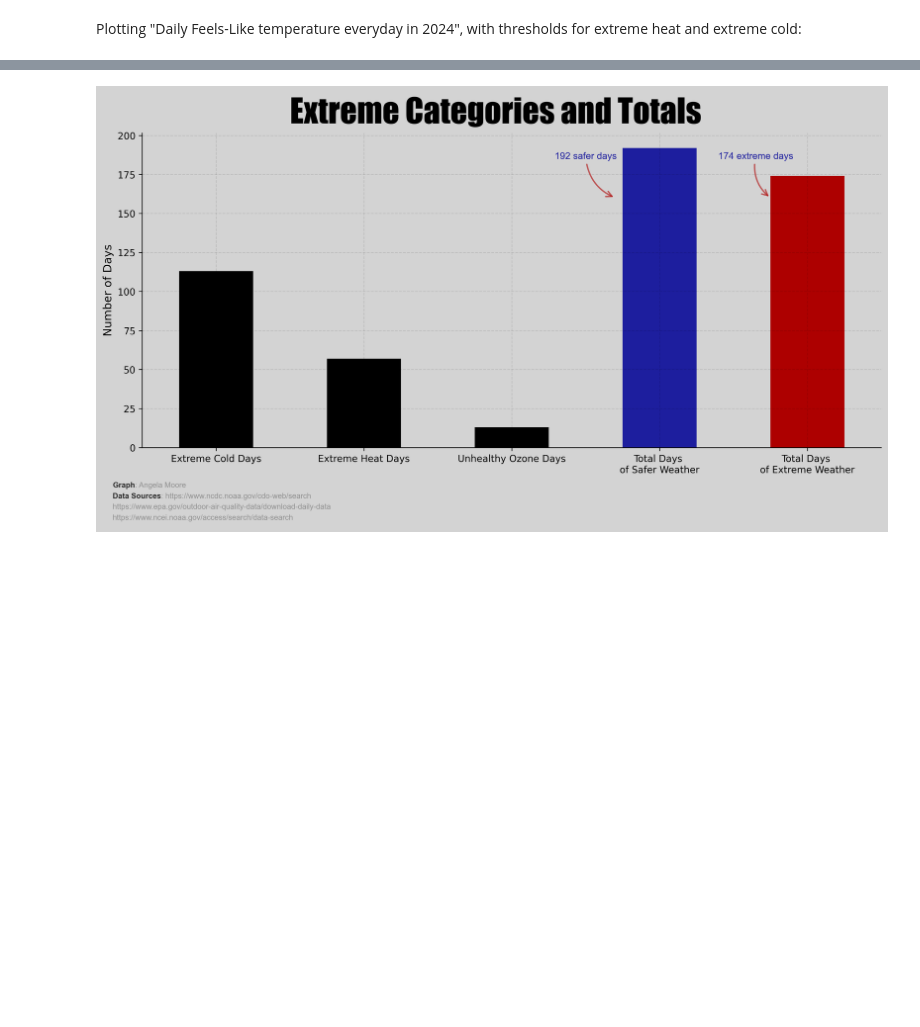
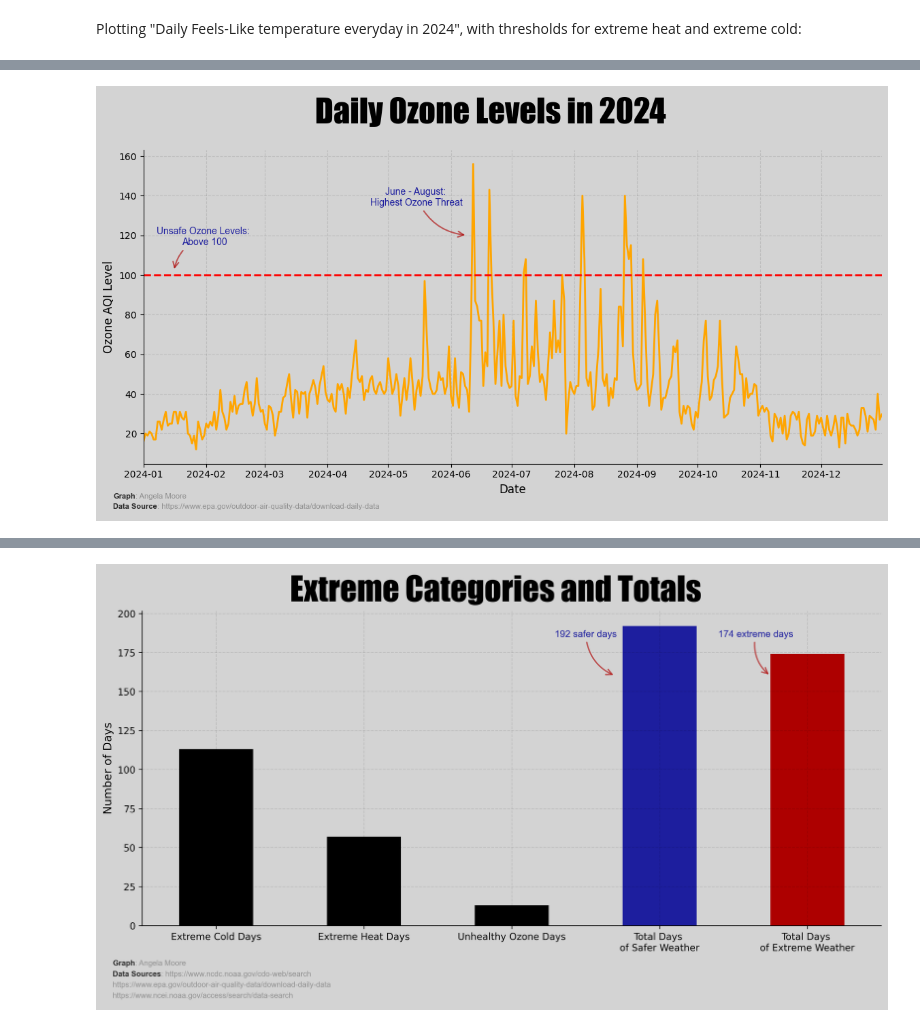
Before and after one commit to Code-You-Contributors/HUD_data_master, a Jupyter notebook: angela/angela.ipynb, the cells around one changed output, grey strips where cells are left out. Cells and saved outputs as stored; diff of their text form; code cells hidden in the pictures; blank space fills up the shorter version.

Commit message:
almost finished updating plots

```diff
--- a/angela/angela.ipynb
+++ b/angela/angela.ipynb
@@ -1227,0 +1204,96 @@ plt.show()
+# %%
+fig = plt.figure(figsize=(14, 6))
+ax = plt.gca()
+
+plt.plot(full_df["Date"], full_df["AQI_Value"], color="orange")
+plt.margins(x=0)
+plt.axhline(100, linestyle="--", color="red")
+
+plt.xlabel("Date")
+plt.ylabel("Ozone AQI Level")
+
+x_min = full_df["Date"].min()
+delta = pd.Timedelta(days =85)
+x_footer = x_min + delta
+# Title
+s = "Daily Ozone Levels in 2024"
+ax_text(x=x_footer, y=190, s=s, fontfamily='impact', size=35, ha="left")
+
+# # Additional subtitle
+# s = "Both summer and winter have a majority of days in a dangerous temperature zone."
+# ax_text(x=x_footer, y=138, s=s, fontfamily='arial', size=14, ha="left", color="#AD0000", alpha=0.8)
+
+# # Annotation arrow
+x_min = full_df["Date"].min()
+delta = pd.Timedelta(days = 160)
+gamma = pd.Timedelta(days = 135)
+x_footer = x_min + delta
+x2_footer = x_min + gamma
+ax.annotate(
+    "June - August: \nHighest Ozone Threat",
+    xy=(x_footer, 120),
+    xytext=(x2_footer, 135),
+    ha="center",
+    fontsize=10,
+    fontfamily='Arial',
+    color="#1D1E9E",
+    # alpha=0.8,
+    arrowprops=dict(
+        arrowstyle="->",
+        color="#AD0000",
+        lw=1.5,
+        mutation_scale=15,
+        connectionstyle="arc3,rad=0.3",
+        alpha=0.6,
+    )
+)
+
+# Annotation arrow
+x_min = full_df["Date"].min()
+delta = pd.Timedelta(days = 15)
+gamma = pd.Timedelta(days = 30)
+x3_footer = x_min + delta
+x4_footer = x_min + gamma
+ax.annotate(
+    "Unsafe Ozone Levels: \nAbove 100",
+    xy=(x3_footer, 102),
+    xytext=(x4_footer, 115),
+    ha="center",
+    fontsize=10,
+    fontfamily='Arial',
+    color="#1D1E9E",
+    # alpha=0.8,
+    arrowprops=dict(
+        arrowstyle="->",
+        color="#AD0000",
+        lw=1.5,
+        mutation_scale=15,
+        connectionstyle="arc3,rad=0.3",
+        alpha=0.6,
+    )
+)
+
+x_min = full_df["Date"].min()
+delta = pd.Timedelta(days = 15)
+x_footer = x_min - delta
+s = "<Graph>: Angela Moore    \n<Data Source>: https://www.epa.gov/outdoor-air-quality-data/download-daily-data"
+ax_text(
+    x= x_footer,
+    y=-10,
+    s=s,
+    fontfamily='Arial',
+    size=8,
+    color='grey',
+    ha="left",
+    alpha=0.8,
+    highlight_textprops=[
+        {"weight": "bold", "color": "black"},
+        {"weight": "bold", "color": "black"}
+    ]
+)
+
+# Format axes
+apply_formatter()
+plt.show()
+# %% [output]
+[figure, added]
```
Also changed, not shown: parts of 8 cells of this notebook.
